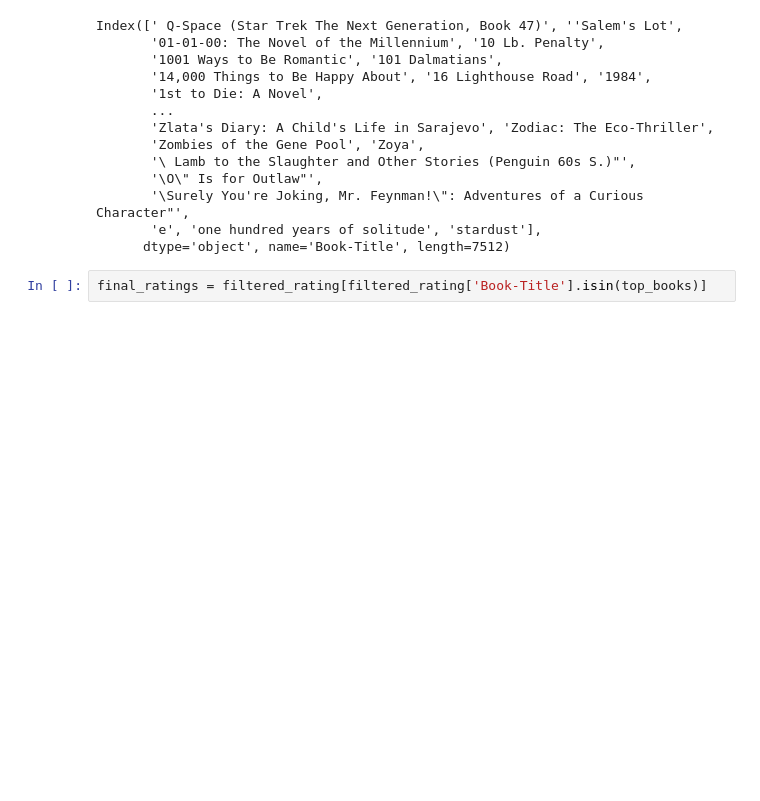
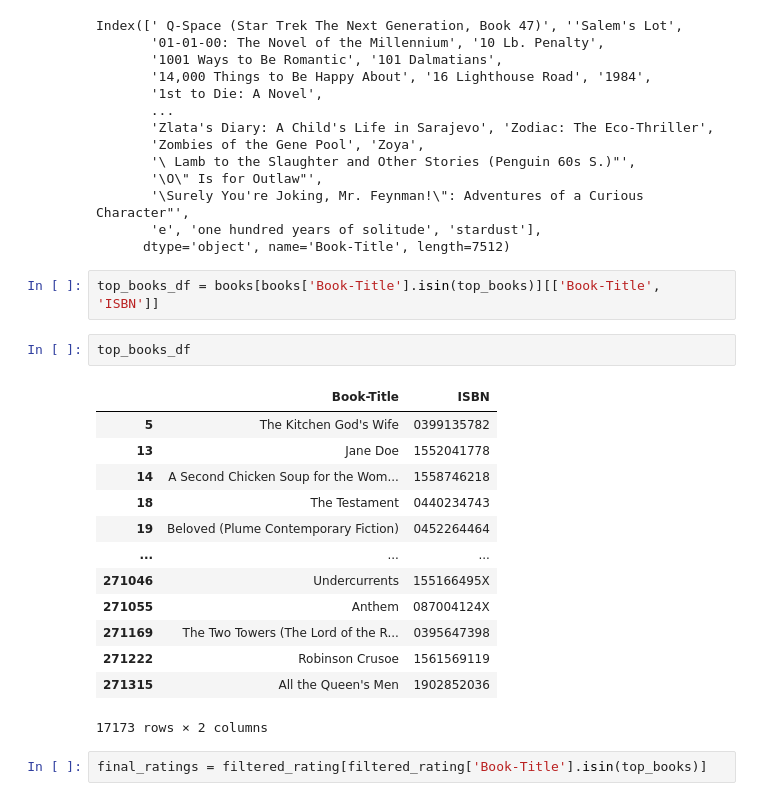
Before and after one commit to arunnats/BookMate, a Jupyter notebook: Recommendation-model/recommenderSystemTwearNumber.ipynb, the cells around one changed output. Saved outputs shown, nothing was run; the diff lists cells and outputs as text; blank space fills up the shorter version.

```diff
--- a/Recommendation-model/recommenderSystemTwearNumber.ipynb
+++ b/Recommendation-model/recommenderSystemTwearNumber.ipynb
@@ -159,6 +163,24 @@ Index([' Q-Space (Star Trek The Next Generation, Book 47)', ''Salem's Lot',
        '\Surely You're Joking, Mr. Feynman!\": Adventures of a Curious Character"',
        'e', 'one hundred years of solitude', 'stardust'],
       dtype='object', name='Book-Title', length=7512)
+# %%
+top_books_df = books[books['Book-Title'].isin(top_books)][['Book-Title', 'ISBN']]
+# %%
+top_books_df
+# %% [output]
+|  | Book-Title | ISBN |
+| 5 | The Kitchen God's Wife | 0399135782 |
+| 13 | Jane Doe | 1552041778 |
+| 14 | A Second Chicken Soup for the Wom... | 1558746218 |
+| 18 | The Testament | 0440234743 |
+| 19 | Beloved (Plume Contemporary Fiction) | 0452264464 |
+| ... | ... | ... |
+| 271046 | Undercurrents | 155166495X |
+| 271055 | Anthem | 087004124X |
+| 271169 | The Two Towers (The Lord of the R... | 0395647398 |
+| 271222 | Robinson Crusoe | 1561569119 |
+| 271315 | All the Queen's Men | 1902852036 |
+17173 rows × 2 columns
 # %%
 final_ratings = filtered_rating[filtered_rating['Book-Title'].isin(top_books)]
 # %%
```
Also changed, not shown: parts of 3 cells of this notebook, 2 other files.
